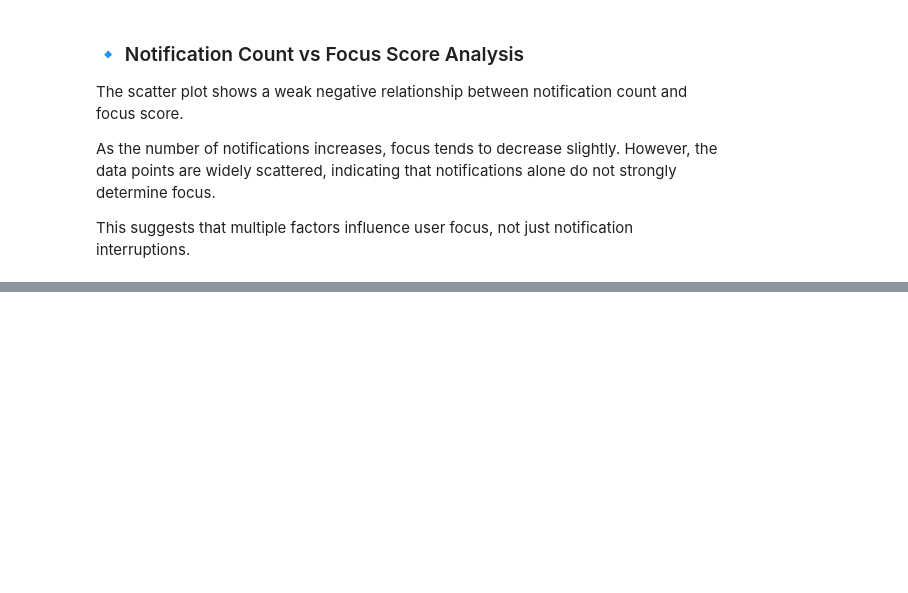
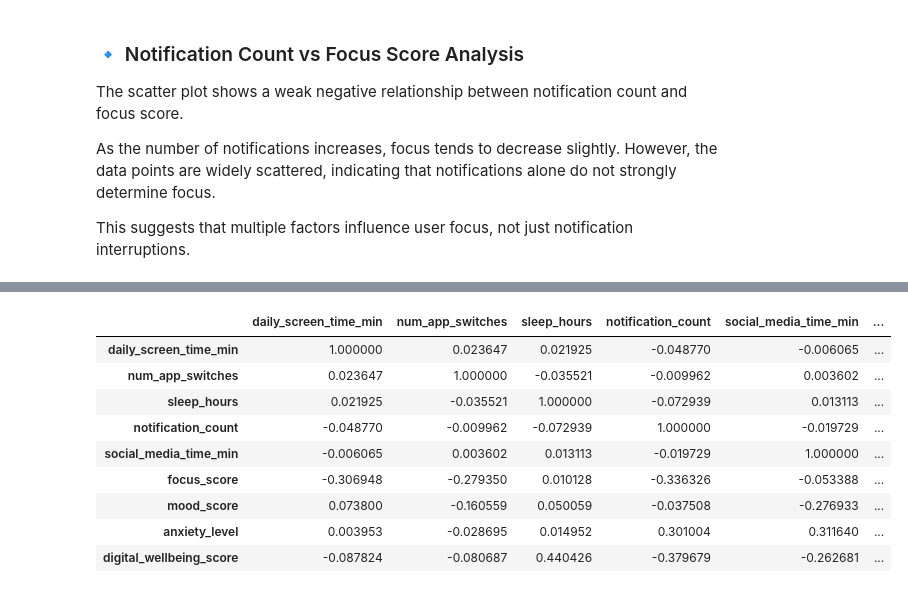
Before and after one commit to M-Codes6/mental-health-analysis, a Jupyter notebook: notebooks/mental_health_analysis.ipynb, the cells around one changed output, grey strips where cells are left out. Drawn from its saved outputs; the diff is of its cells as text; code cells hidden in the pictures; blank space fills up the shorter version.

```diff
--- a/notebooks/mental_health_analysis.ipynb
+++ b/notebooks/mental_health_analysis.ipynb
@@ -247,0 +257,14 @@ This suggests that multiple factors influence user focus, not just notification
+# %%
+df = df.select_dtypes(include='number')
+df .corr()
+# %% [output]
+|  | daily_screen_time_min | num_app_switches | sleep_hours | notification_count | social_media_time_min | ... |
+| daily_screen_time_min | 1.000000 | 0.023647 | 0.021925 | -0.048770 | -0.006065 | ... |
+| num_app_switches | 0.023647 | 1.000000 | -0.035521 | -0.009962 | 0.003602 | ... |
+| sleep_hours | 0.021925 | -0.035521 | 1.000000 | -0.072939 | 0.013113 | ... |
+| notification_count | -0.048770 | -0.009962 | -0.072939 | 1.000000 | -0.019729 | ... |
+| social_media_time_min | -0.006065 | 0.003602 | 0.013113 | -0.019729 | 1.000000 | ... |
+| focus_score | -0.306948 | -0.279350 | 0.010128 | -0.336326 | -0.053388 | ... |
+| mood_score | 0.073800 | -0.160559 | 0.050059 | -0.037508 | -0.276933 | ... |
+| anxiety_level | 0.003953 | -0.028695 | 0.014952 | 0.301004 | 0.311640 | ... |
+| digital_wellbeing_score | -0.087824 | -0.080687 | 0.440426 | -0.379679 | -0.262681 | ... |
```
Also changed, not shown: parts of 3 cells of this notebook, 1 other file.
